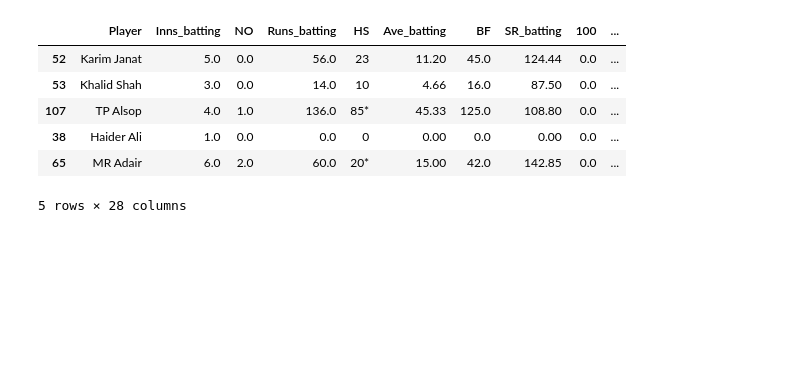
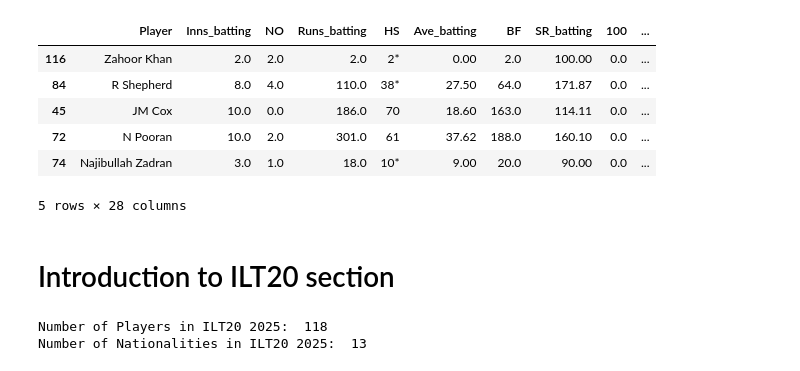
Before and after one commit to andrewgibson06/Data-Science-Final-Project, a Jupyter notebook: data_science_final_project.ipynb, the cells around one changed output. Drawn from its saved outputs; the diff is of its cells as text; code cells hidden in the pictures; blank space fills up the shorter version.

```diff
--- a/data_science_final_project.ipynb
+++ b/data_science_final_project.ipynb
@@ -1,14 +1,27 @@
 # %%
 import pandas as pd
 
-pd.read_csv("ilt20_final_statistics_2025.csv")
-df = pd.read_csv("ilt20_final_statistics_2025.csv")
-df.sample(5)
+pd.read_csv("ilt20_final_player_statistics_2025.csv")
+player_stats = pd.read_csv("ilt20_final_player_statistics_2025.csv")
+player_stats.sample(5)
 # %% [output]
 |  | Player | Inns_batting | NO | Runs_batting | HS | Ave_batting | BF | SR_batting | 100 | ... |
-| 52 | Karim Janat | 5.0 | 0.0 | 56.0 | 23 | 11.20 | 45.0 | 124.44 | 0.0 | ... |
-| 53 | Khalid Shah | 3.0 | 0.0 | 14.0 | 10 | 4.66 | 16.0 | 87.50 | 0.0 | ... |
-| 107 | TP Alsop | 4.0 | 1.0 | 136.0 | 85* | 45.33 | 125.0 | 108.80 | 0.0 | ... |
-| 38 | Haider Ali | 1.0 | 0.0 | 0.0 | 0 | 0.00 | 0.0 | 0.00 | 0.0 | ... |
-| 65 | MR Adair | 6.0 | 2.0 | 60.0 | 20* | 15.00 | 42.0 | 142.85 | 0.0 | ... |
+| 116 | Zahoor Khan | 2.0 | 2.0 | 2.0 | 2* | 0.00 | 2.0 | 100.00 | 0.0 | ... |
+| 84 | R Shepherd | 8.0 | 4.0 | 110.0 | 38* | 27.50 | 64.0 | 171.87 | 0.0 | ... |
+| 45 | JM Cox | 10.0 | 0.0 | 186.0 | 70 | 18.60 | 163.0 | 114.11 | 0.0 | ... |
+| 72 | N Pooran | 10.0 | 2.0 | 301.0 | 61 | 37.62 | 188.0 | 160.10 | 0.0 | ... |
+| 74 | Najibullah Zadran | 3.0 | 1.0 | 18.0 | 10* | 9.00 | 20.0 | 90.00 | 0.0 | ... |
 5 rows × 28 columns
+# %% [markdown]
+# Introduction to ILT20 section
+# %%
+#summary statistics
+number_of_players = player_stats["Player"].nunique()
+number_of_nationalities = player_stats["Nationality"].nunique()
+
+
+print("Number of Players in ILT20 2025: ", number_of_players)
+print("Number of Nationalities in ILT20 2025: ", number_of_nationalities)
+# %% [output]
+Number of Players in ILT20 2025:  118
+Number of Nationalities in ILT20 2025:  13
```
Also changed, not shown: parts of 2 cells of this notebook, 2 other files.
